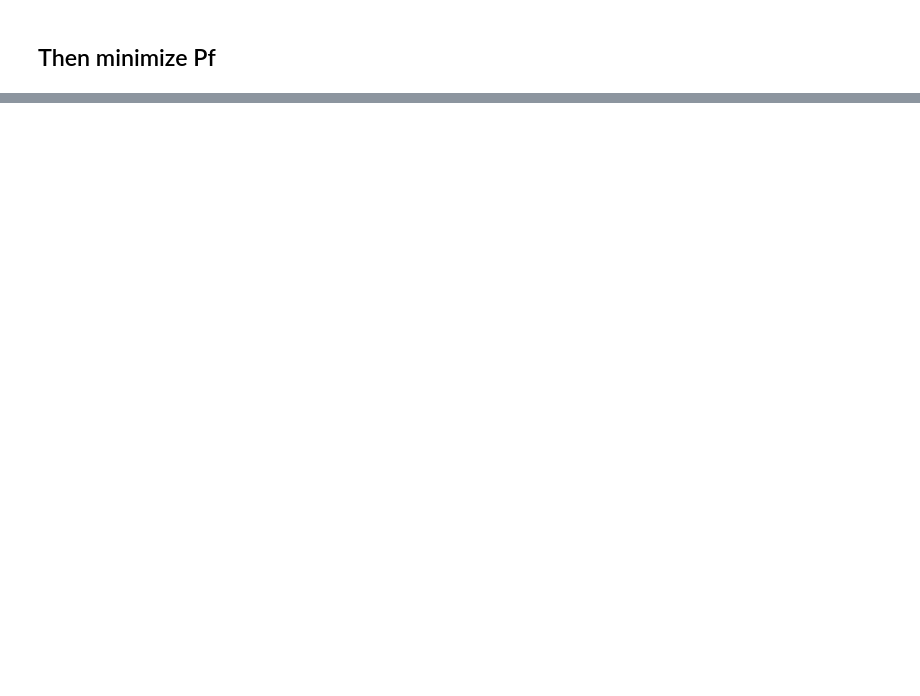
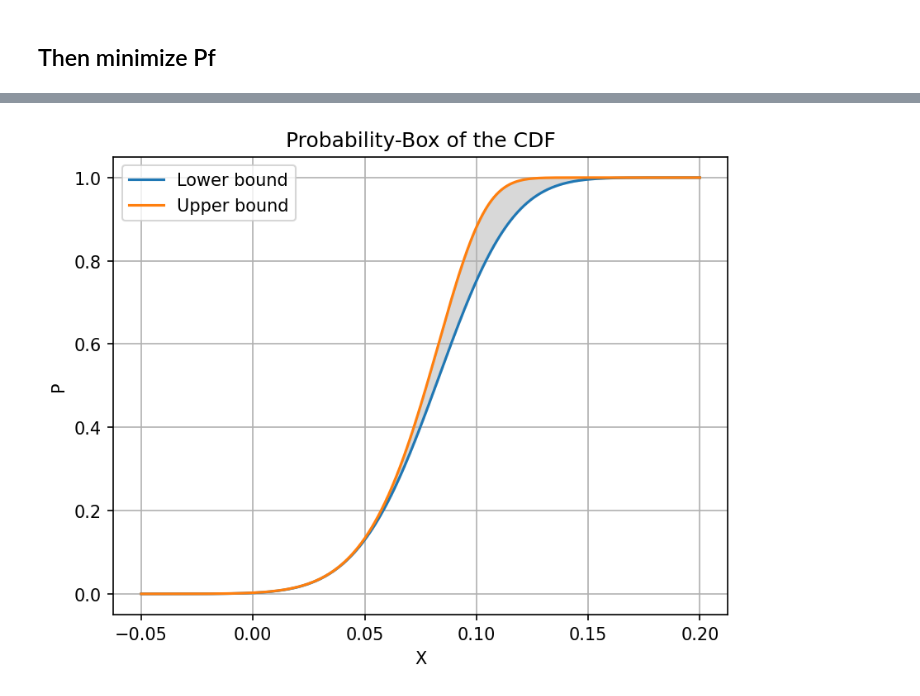
Before and after one commit to Kramer84/otaf, a Jupyter notebook: notebooks/OptimizationBasedModels/Modele1.5D_Auto_Optim_CMC.ipynb, the cells around one changed output, grey strips where cells are left out. Drawn from its saved outputs; the diff is of its cells as text; code cells hidden in the pictures; blank space fills up the shorter version.

```diff
--- a/notebooks/OptimizationBasedModels/Modele1.5D_Auto_Optim_CMC.ipynb
+++ b/notebooks/OptimizationBasedModels/Modele1.5D_Auto_Optim_CMC.ipynb
@@ -482,0 +506,6 @@ assembly_constraint_no_mean([ 1.000e+00  5.000e-01  5.000e-01  5.000e-01]) = [-3
+# %%
+gld_up = [0.08497226, 0.02990299, 0.31602318, 0.12813885]
+gld_low = [0.0838287, 0.03743792, 0.45881353, 0.13390931]
+otaf.plotting.plot_gld_pbox_cdf(gld, gld_low, gld_up, np.linspace(-0.05,0.2,1000))
+# %% [output]
+[figure, added]
```
Also changed, not shown: parts of 11 cells of this notebook, 1 other file.
